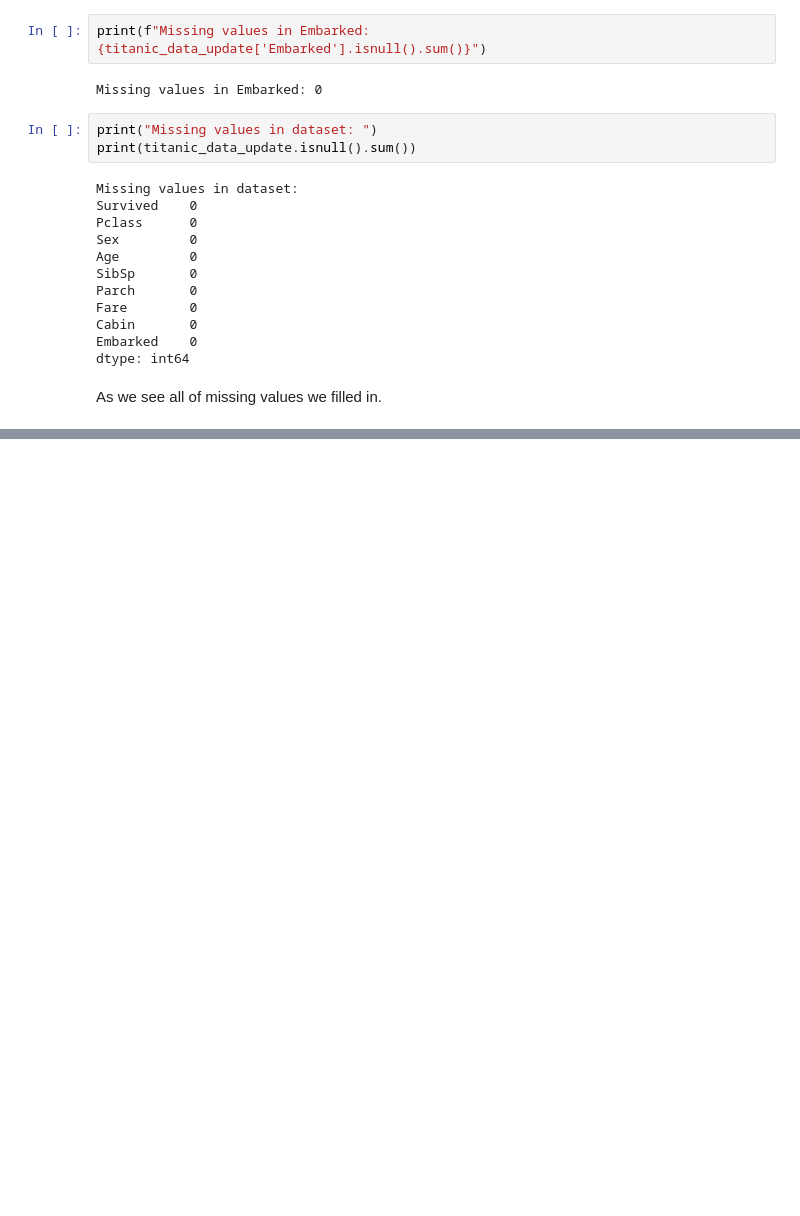
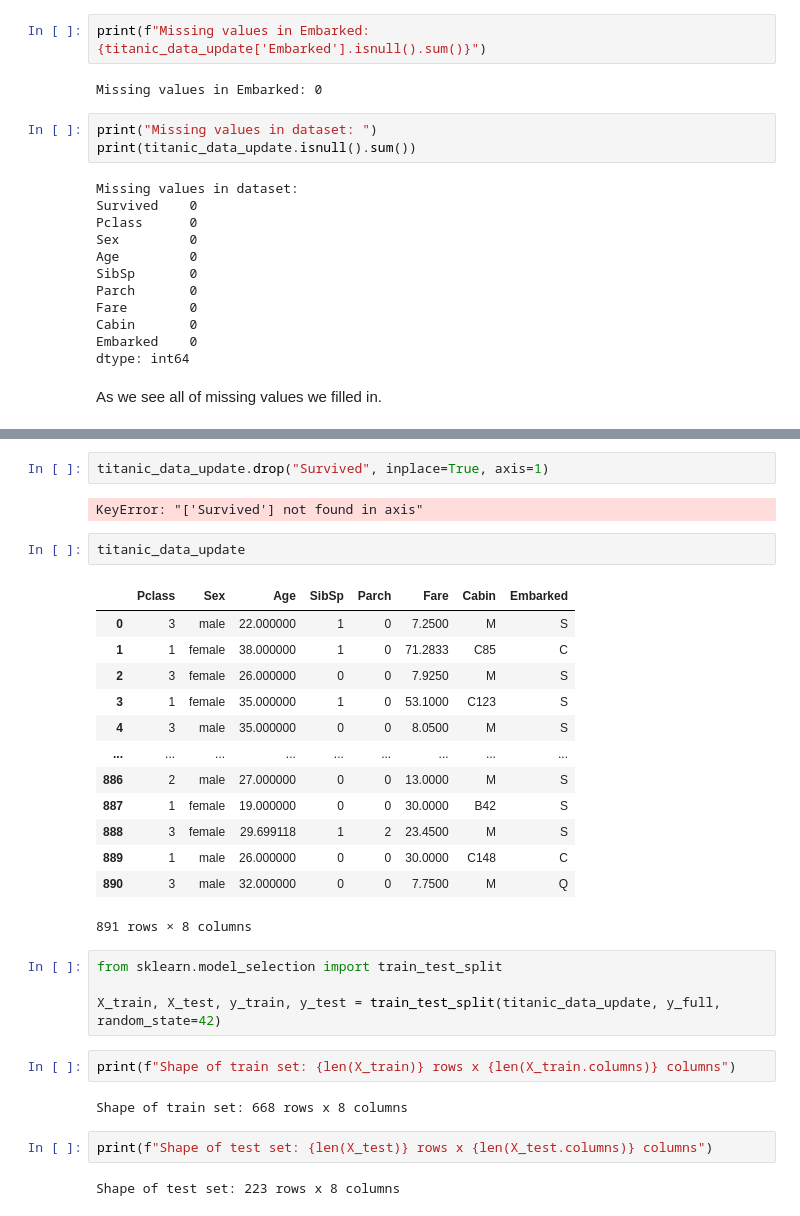
Before and after one commit to Softwareify/TitanicWebAI, a Jupyter notebook: ai/main.ipynb, the cells around one changed output, grey strips where cells are left out. Saved outputs shown, nothing was run; the diff lists cells and outputs as text; blank space fills up the shorter version.

Commit message:
feat(ai): Split data to test and training set

```diff
--- a/ai/main.ipynb
+++ b/ai/main.ipynb
@@ -172,0 +193,32 @@ As we see all of missing values we filled in.
+# %%
+titanic_data_update.drop("Survived", inplace=True, axis=1)
+# %% [output]
+KeyError: "['Survived'] not found in axis"
+# %%
+titanic_data_update
+# %% [output]
+|  | Pclass | Sex | Age | SibSp | Parch | Fare | Cabin | Embarked |
+| 0 | 3 | male | 22.000000 | 1 | 0 | 7.2500 | M | S |
+| 1 | 1 | female | 38.000000 | 1 | 0 | 71.2833 | C85 | C |
+| 2 | 3 | female | 26.000000 | 0 | 0 | 7.9250 | M | S |
+| 3 | 1 | female | 35.000000 | 1 | 0 | 53.1000 | C123 | S |
+| 4 | 3 | male | 35.000000 | 0 | 0 | 8.0500 | M | S |
+| ... | ... | ... | ... | ... | ... | ... | ... | ... |
+| 886 | 2 | male | 27.000000 | 0 | 0 | 13.0000 | M | S |
+| 887 | 1 | female | 19.000000 | 0 | 0 | 30.0000 | B42 | S |
+| 888 | 3 | female | 29.699118 | 1 | 2 | 23.4500 | M | S |
+| 889 | 1 | male | 26.000000 | 0 | 0 | 30.0000 | C148 | C |
+| 890 | 3 | male | 32.000000 | 0 | 0 | 7.7500 | M | Q |
+891 rows × 8 columns
+# %%
+from sklearn.model_selection import train_test_split
+
+X_train, X_test, y_train, y_test = train_test_split(titanic_data_update, y_full, random_state=42)
+# %%
+print(f"Shape of train set: {len(X_train)} rows x {len(X_train.columns)} columns")
+# %% [output]
+Shape of train set: 668 rows x 8 columns
+# %%
+print(f"Shape of test set: {len(X_test)} rows x {len(X_test.columns)} columns")
+# %% [output]
+Shape of test set: 223 rows x 8 columns
```
Also changed, not shown: parts of 3 cells of this notebook.
